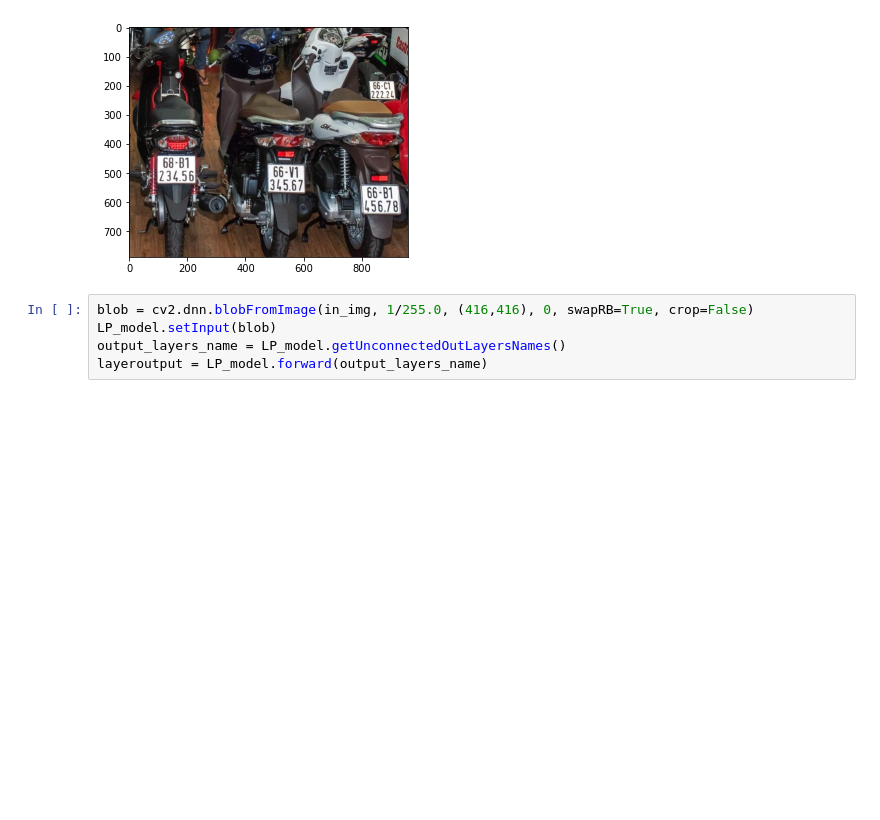
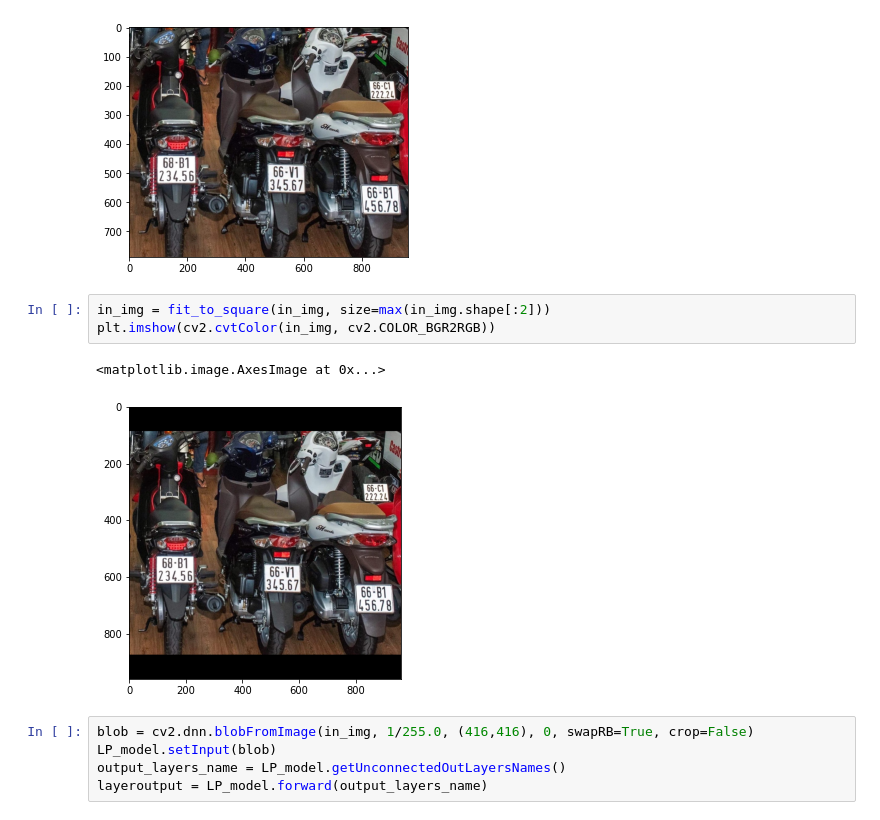
Before and after one commit to Trung-Rei/License-plate-recognition-YOLO, a Jupyter notebook: full_pipeline_LP_reco.ipynb, the cells around one changed output. Cells and saved outputs as stored; diff of their text form; blank space fills up the shorter version.

```diff
--- a/full_pipeline_LP_reco.ipynb
+++ b/full_pipeline_LP_reco.ipynb
@@ -21,6 +22,12 @@ plt.imshow(cv2.cvtColor(in_img, cv2.COLOR_BGR2RGB))
 # %% [output]
 <matplotlib.image.AxesImage at 0x...>
 [figure]
+# %%
+in_img = fit_to_square(in_img, size=max(in_img.shape[:2]))
+plt.imshow(cv2.cvtColor(in_img, cv2.COLOR_BGR2RGB))
+# %% [output]
+<matplotlib.image.AxesImage at 0x...>
+[figure, added]
 # %%
 blob = cv2.dnn.blobFromImage(in_img, 1/255.0, (416,416), 0, swapRB=True, crop=False)
 LP_model.setInput(blob)
```
Also changed, not shown: parts of 13 cells of this notebook, 23 other files.
